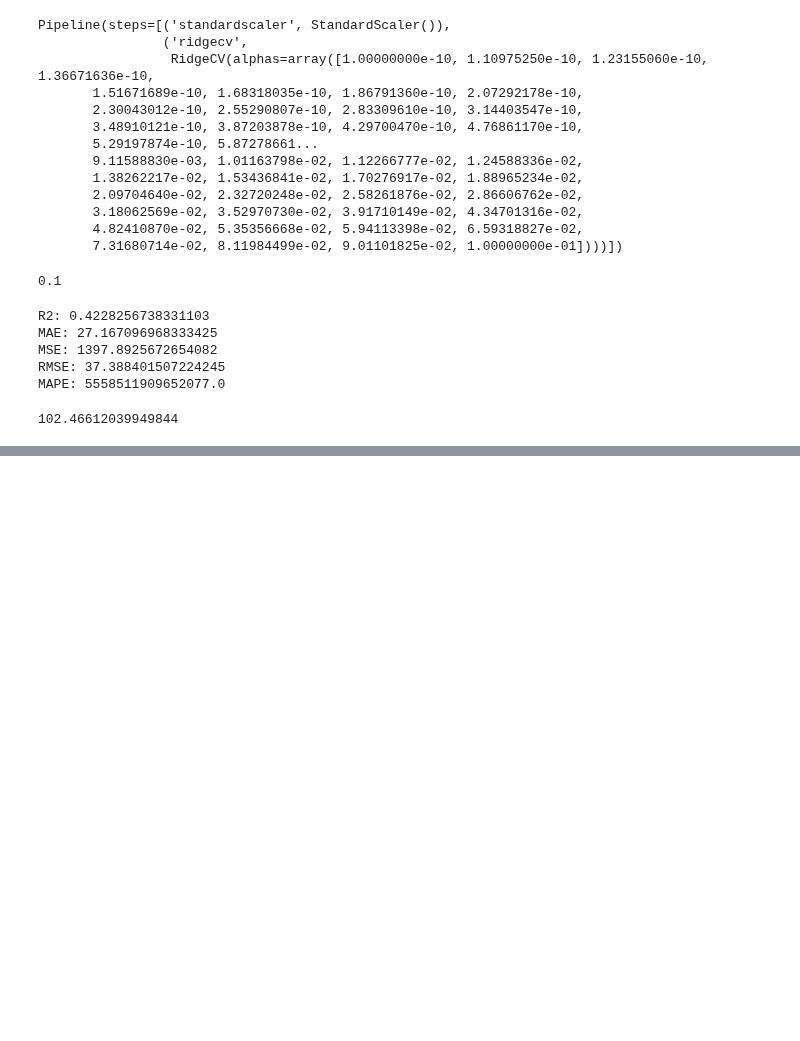
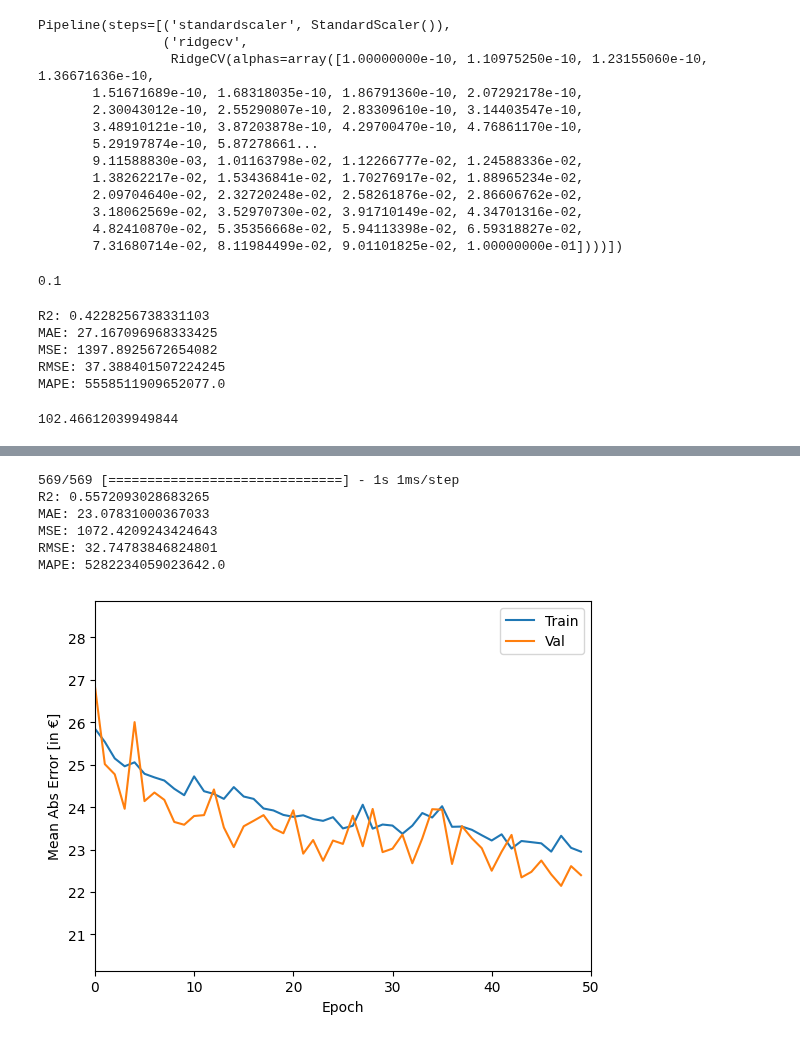
Before and after one commit to hochschule-pforzheim/project-st23-team-f23, a Jupyter notebook: 3_Regression.ipynb, the cells around one changed output, grey strips where cells are left out. Saved outputs shown, nothing was run; the diff lists cells and outputs as text; code cells hidden in the pictures; blank space fills up the shorter version.

```diff
--- a/3_Regression.ipynb
+++ b/3_Regression.ipynb
@@ -447,0 +593,5 @@ maindf.adr.mean()
+# %%
+EPOCHS = 50
+
+history_sdg = model.fit(X_train, y_train, epochs=EPOCHS,
+                    validation_split=0.2, verbose=1)
@@ -447,0 +619,32 @@ maindf.adr.mean()
+# %%
+def plot_history(history):
+  plt.figure()
+  plt.xlabel('Epoch')
+  plt.ylabel('Mean Abs Error [in €]')
+  plt.plot(history.epoch, np.array(history.history['mae']),
+           label='Train')
+  plt.plot(history.epoch, np.array(history.history['val_mae']),
+           label = 'Val')
+  plt.legend()
+  plt.ylim([min(history.history['val_mae'])-2,max(history.history['val_mae'])+2])
+  plt.xlim([0,50])
+# %%
+from keras.optimizers import Adam
+
+def build_model():
+  model = keras.Sequential([
+    keras.layers.Input(shape=(X_train.shape[1],)),
+    keras.layers.Dense(64, activation=tf.nn.relu),
+    keras.layers.Dense(64, activation=tf.nn.relu),
+    keras.layers.Dense(1)
+  ], name="MLP_model")
+
+  optimizer = Adam()
+
+  model.compile(loss='mse',
+                optimizer=optimizer,
+                metrics=['mae'])
+  return model
+
+model = build_model()
+model.summary()
@@ -447,0 +667,5 @@ maindf.adr.mean()
+# %%
+EPOCHS = 50
+
+history_adam = model.fit(X_train, y_train, epochs=EPOCHS,
+                    validation_split=0.2, verbose=1)
@@ -447,0 +690,13 @@ maindf.adr.mean()
+# %%
+evaluate(model, X_test, y_test)
+# %% [output]
+569/569 [==============================] - 1s 1ms/step
+R2: 0.5572093028683265
+MAE: 23.07831000367033
+MSE: 1072.4209243424643
+RMSE: 32.74783846824801
+MAPE: 5282234059023642.0
+# %%
+plot_history(history_adam)
+# %% [output]
+[figure, added]
```
Also changed, not shown: parts of 54 cells of this notebook.
